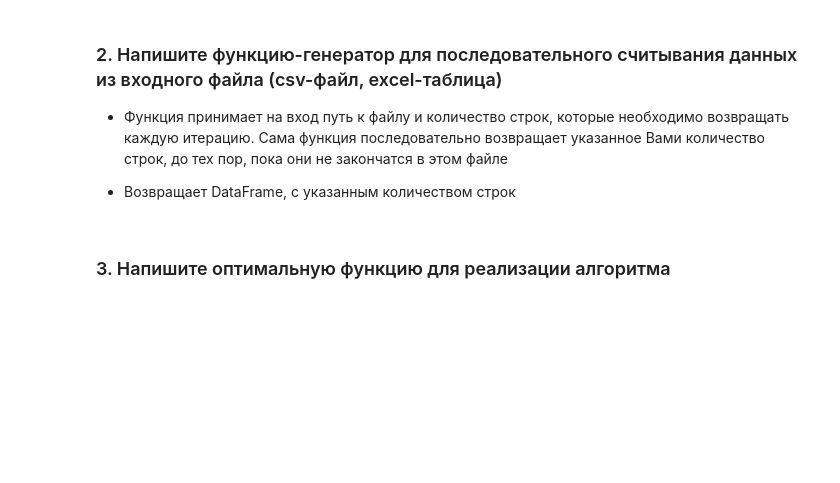
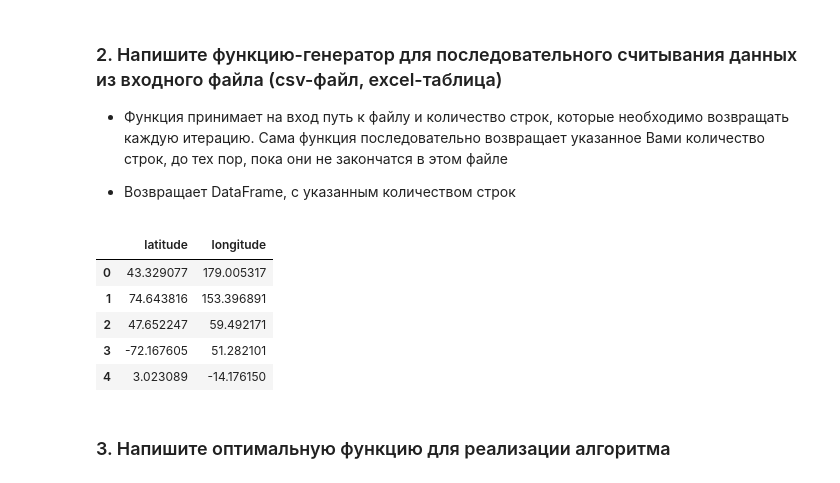
Before and after one commit to Calrission/MIIGAIK-Computer-Math, a Jupyter notebook: 6. Работа с электронными таблицами. Многопоточная и многопроцессорная оптимизация. Генераторы/Практическая_работа_№6_Формирование_электронных_таблиц.ipynb, the cells around one changed output. Saved outputs shown, nothing was run; the diff lists cells and outputs as text; code cells hidden in the pictures; blank space fills up the shorter version.

```diff
--- a/6. Работа с электронными таблицами. Многопоточная и многопроцессорная оптимизация. Генераторы/Практическая_работа_№6_Формирование_электронных_таблиц.ipynb
+++ b/6. Работа с электронными таблицами. Многопоточная и многопроцессорная оптимизация. Генераторы/Практическая_работа_№6_Формирование_электронных_таблиц.ipynb
@@ -1024,3 +1003,28 @@ del result
+# %%
+import os
+import pandas as pd
+
+def process_csv(file_path, chunk_size=1000):
+    if path.lower().endswith(".csv"):
+        first_row = pd.read_csv(file_path, nrows=1, header=None)
+        if first_row.map(lambda x: isinstance(x, (int, float))).all().all():
+            header_value = None
+        else:
+            header_value = 0
+        for chunk in pd.read_csv(file_path, chunksize=chunk_size, header=header_value):
+            yield chunk.reset_index(drop=True)
+
+
+path = "super_big_data.csv"
+csv_gen = process_csv(path, 5)
+next(csv_gen)
+# %% [output]
+|  | latitude | longitude |
+| 0 | 43.329077 | 179.005317 |
+| 1 | 74.643816 | 153.396891 |
+| 2 | 47.652247 | 59.492171 |
+| 3 | -72.167605 | 51.282101 |
+| 4 | 3.023089 | -14.176150 |
 # %% [markdown]
 ### 3. Напишите оптимальную функцию для реализации алгоритма
 # %% [markdown]
```
Also changed, not shown: parts of 28 cells of this notebook.
